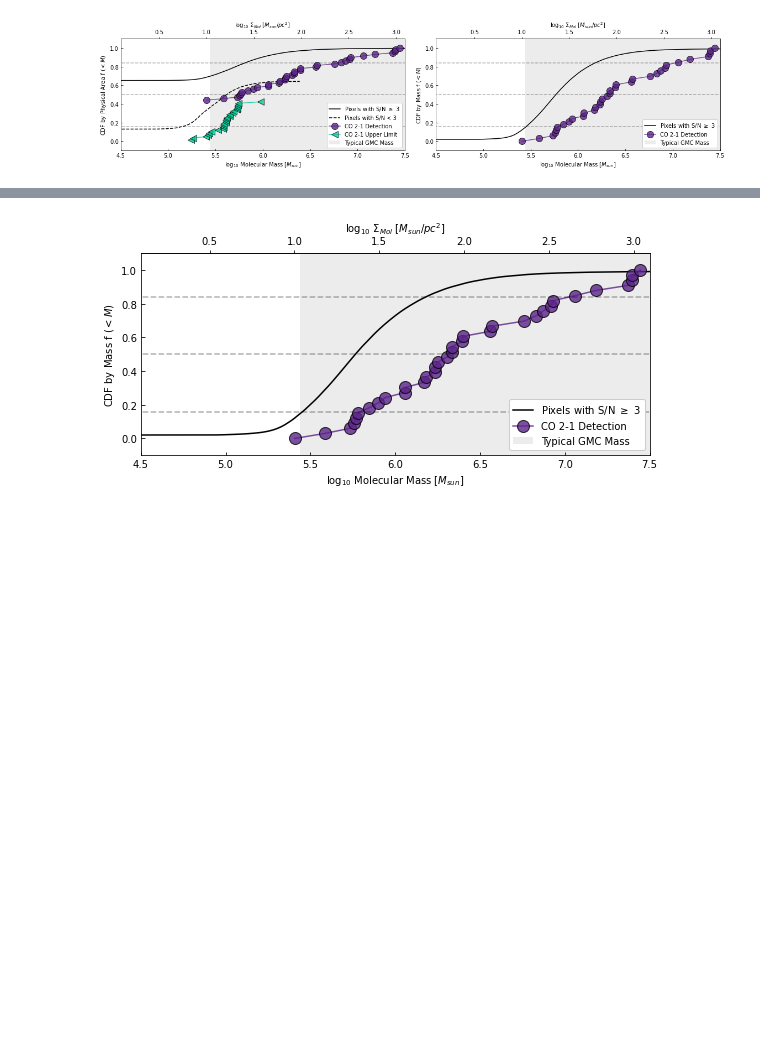
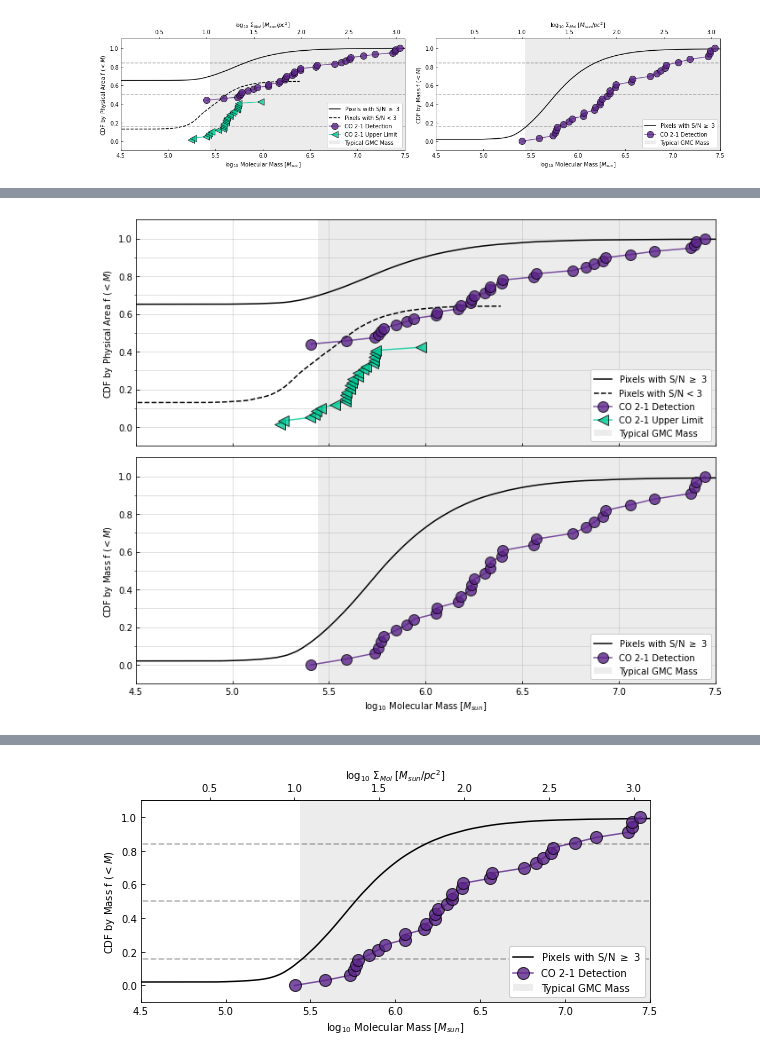
Before and after one commit to NessMayker/SNeCO, a Jupyter notebook: Code/3.2b_Plots_CDFs_150pc.ipynb, the cells around one changed output, grey strips where cells are left out. Saved outputs shown, nothing was run; the diff lists cells and outputs as text; code cells hidden in the pictures; blank space fills up the shorter version.

Commit message:
added tall 2 panel CDFs

```diff
--- a/Code/3.2b_Plots_CDFs_150pc.ipynb
+++ b/Code/3.2b_Plots_CDFs_150pc.ipynb
@@ -313,0 +279,46 @@ plt.close()
+# %%
+# Single Plot Metallicity Dependent Alpha
+
+from matplotlib.ticker import AutoMinorLocator
+
+minor_locator = AutoMinorLocator(2)
+darkblue = '#245389'
+darkpurple = '#5B2489'
+ms = 12
+fs = 14
+minorx = [4.5,4.75,5.0,5.25,5.5,5.75,6.0,6.25,6.5,6.75,7.0,7.25,7.5]
+minory = [0.0,0.1,0.2,0.3,0.4,0.5,0.6,0.7,0.8,0.9,1.0]
+fig, axs = plt.subplots(nrows=2,ncols=1, sharex=True)
+fig.set_figheight(8)
+fig.set_figwidth(10)
+axs[0].plot(logCDFAP_D_M_x, AP_D_M_PP_y, color = 'black', linestyle = '-', label = 'Pixels with S/N $\geq$ 3')
+axs[0].plot(logCDFAP_ND_M_x, AP_ND_M_PP_y, color = 'black', linestyle = '--', label = 'Pixels with S/N < 3')
+axs[0].set_ylabel(r'CDF by Physical Area f $ (<M$)')
+axs[0].axvspan(xmin=5.44155,xmax = 7.5, facecolor="gray", alpha=0.15, label = "Typical GMC Mass")
+axs[0].set_xlim(4.5, 7.5)
+axs[0].set_ylim(-0.1, 1.1)
+axs[0].plot(logCDFSN_D_M_x, CDFSN_D_M_y, marker = 'o', ms = ms, color = darkpurple,mec='black', alpha = 0.8, label="CO 2-1 Detection")
+axs[0].plot(logCDFSN_ND_M_x, CDFSN_ND_M_y, marker = '<',color = "#00cc99",mec='black', ms = ms, alpha = 0.8, label = "CO 2-1 Upper Limit")
+axs[0].legend(frameon=True,loc='lower right', facecolor='white', framealpha=1)
+axs[0].tick_params(axis='both', direction = "in")
+axs[0].xaxis.set_minor_locator(minor_locator)
+axs[0].yaxis.set_minor_locator(minor_locator)
+axs[0].grid(which='both', alpha=0.5)
+axs[1].plot(logCDFAP_D_only_M_x, logCDFAP_D_only_M_PP_y, color = 'black', linestyle = '-', label = 'Pixels with S/N $\geq$ 3')
+axs[1].plot(logCDFSN_D_only_M_x, logCDFSN_D_only_M_y, marker = 'o', ms = ms, color = darkpurple,mec='black', alpha = 0.8, label="CO 2-1 Detection")
+axs[1].set_ylabel(r'CDF by Mass f $ (< M $)')
+axs[1].set_xlabel(r'$\log_{10}$ Molecular Mass [$M_{sun}$]')
+axs[1].axvspan(xmin=5.44155,xmax = 7.5, facecolor="gray", alpha=0.15, label = "Typical GMC Mass")
+axs[1].set_xlim(4.5, 7.5)
+axs[1].set_ylim(-0.1, 1.1)
+axs[1].xaxis.set_minor_locator(minor_locator)
+axs[1].yaxis.set_minor_locator(minor_locator)
+axs[1].grid(which='both', alpha=0.5)
+axs[1].legend(frameon=True,loc='lower right',facecolor='white', framealpha=1)
+axs[1].tick_params(axis='both', direction = "in")
+plt.tight_layout()
+plt.savefig('../Figures/CDF_Mass_ALLSNe_2panel_tall.png', dpi=300)
+plt.show()
+plt.close()
+# %% [output]
+[figure, added]
```
Also changed, not shown: parts of 10 cells of this notebook, 2 other files.
